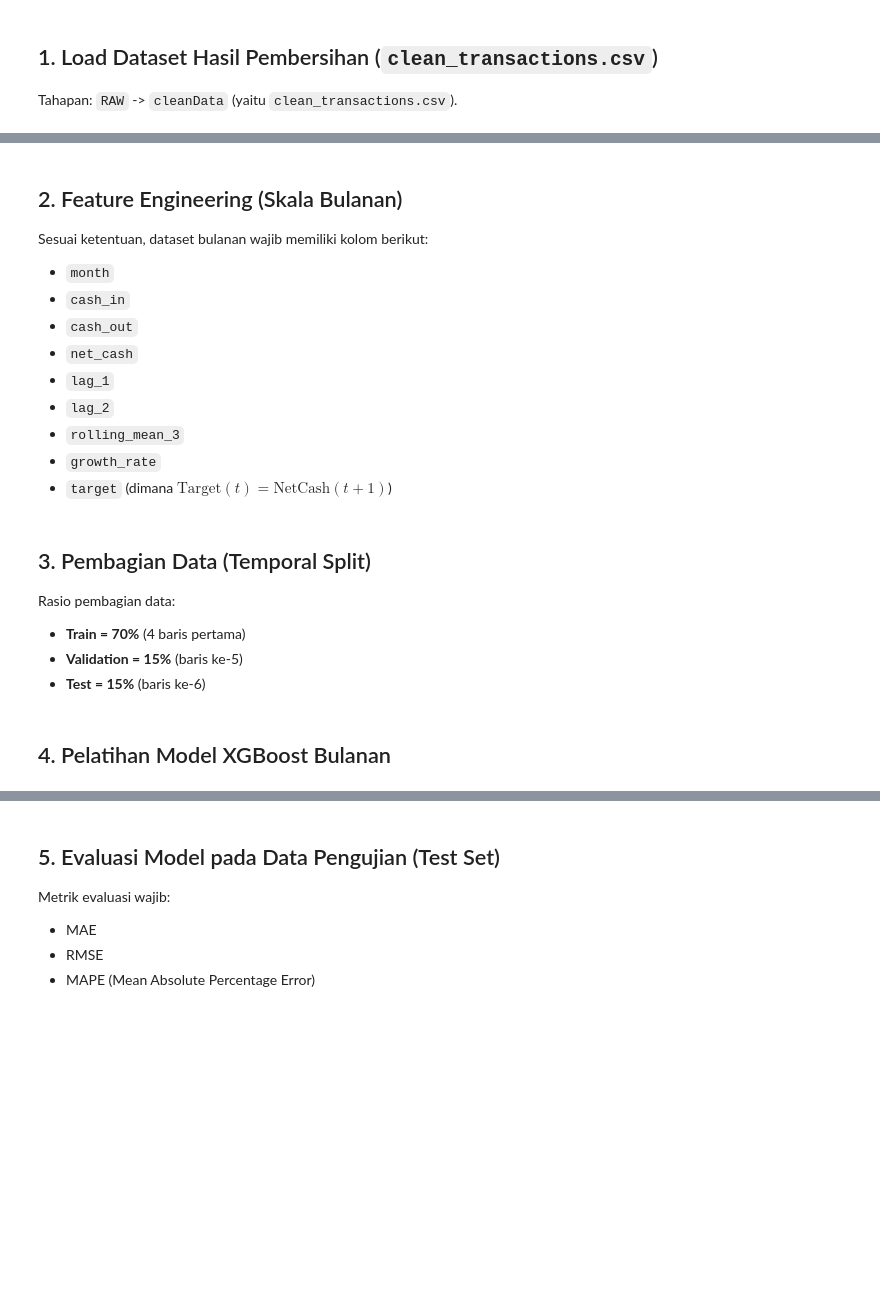
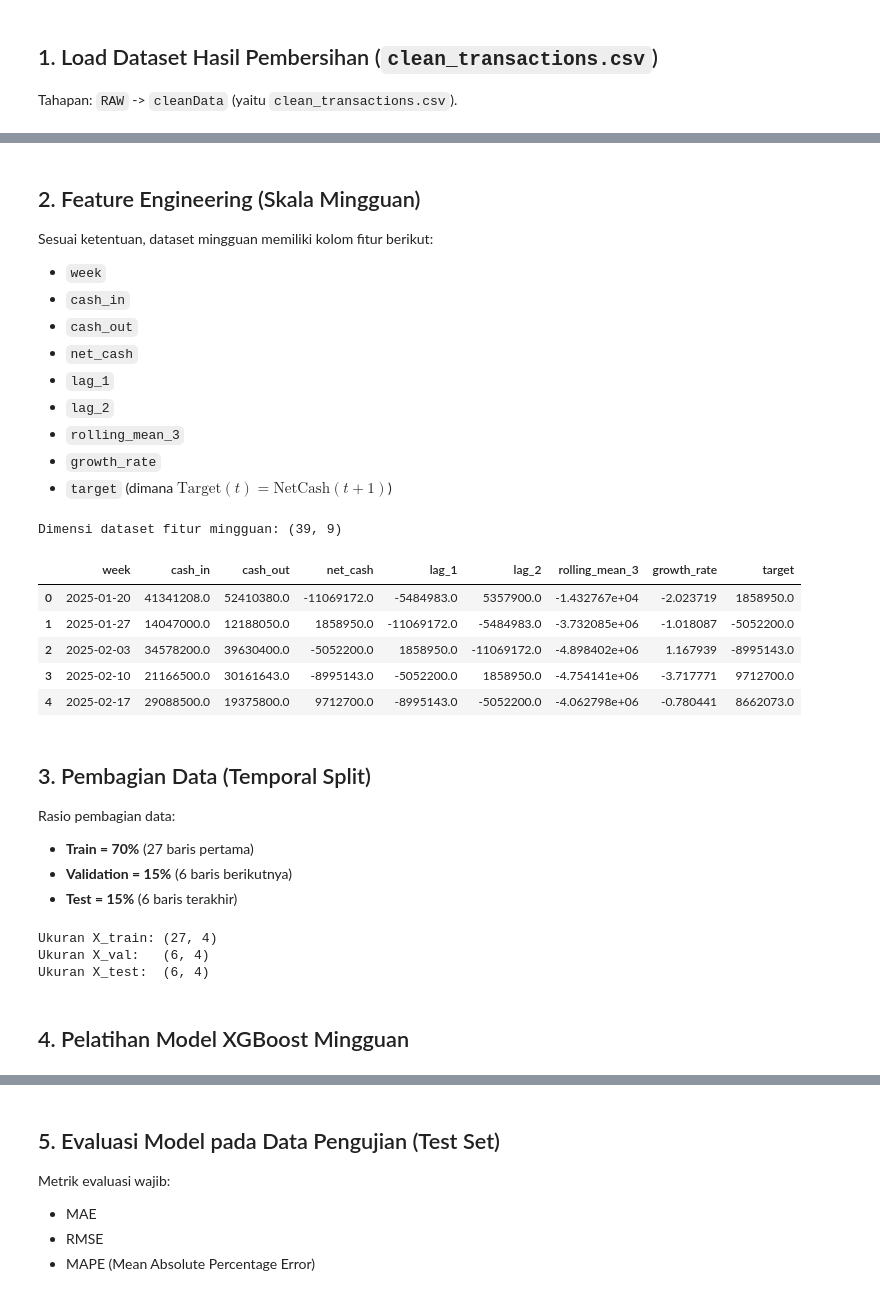
Before and after one commit to dickafchrlk/cashflow-prediction, a Jupyter notebook: notebooks/training.ipynb, the cells around one changed output, grey strips where cells are left out. Saved outputs shown, nothing was run; the diff lists cells and outputs as text; code cells hidden in the pictures; blank space fills up the shorter version.

```diff
--- a/notebooks/training.ipynb
+++ b/notebooks/training.ipynb
@@ -22,7 +30,7 @@ df.head()
 # %% [markdown]
-## 2. Feature Engineering (Skala Bulanan)
-Sesuai ketentuan, dataset bulanan wajib memiliki kolom berikut:
-* `month`
+## 2. Feature Engineering (Skala Mingguan)
+Sesuai ketentuan, dataset mingguan memiliki kolom fitur berikut:
+* `week`
 * `cash_in`
 * `cash_out`
 * `net_cash`
@@ -33,54 +41,62 @@ Sesuai ketentuan, dataset bulanan wajib memiliki kolom berikut:
 * `target` (dimana $\text{Target}(t) = \text{NetCash}(t+1)$)
 # %%
 df['TANGGAL'] = pd.to_datetime(df['TANGGAL'])
-df['month_period'] = df['TANGGAL'].dt.to_period('M')
+df['week_period'] = df['TANGGAL'].dt.to_period('W')
 
-# Agregasi bulanan
-monthly_df = df.groupby('month_period').agg({
+# Agregasi mingguan
+weekly_df = df.groupby('week_period').agg({
     'CASH_IN': 'sum',
     'CASH_OUT': 'sum'
 }).reset_index()
 
-monthly_df.rename(columns={
-    'month_period': 'month',
+weekly_df.rename(columns={
+    'week_period': 'week',
     'CASH_IN': 'cash_in',
     'CASH_OUT': 'cash_out'
 }, inplace=True)
 
 # Hitung net_cash
-monthly_df['net_cash'] = monthly_df['cash_in'] - monthly_df['cash_out']
-monthly_df = monthly_df.sort_values('month').reset_index(drop=True)
+weekly_df['net_cash'] = weekly_df['cash_in'] - weekly_df['cash_out']
+weekly_df = weekly_df.sort_values('week').reset_index(drop=True)
 
 # Lags
-monthly_df['lag_1'] = monthly_df['net_cash'].shift(1)
-monthly_df['lag_2'] = monthly_df['net_cash'].shift(2)
+weekly_df['lag_1'] = weekly_df['net_cash'].shift(1)
+weekly_df['lag_2'] = weekly_df['net_cash'].shift(2)
 
-# Rolling mean 3 periode dari lag
-monthly_df['rolling_mean_3'] = monthly_df['net_cash'].shift(1).rolling(window=3).mean()
+# Rolling mean 3 periode dari lag (t-1, t-2, t-3)
+weekly_df['rolling_mean_3'] = weekly_df['net_cash'].shift(1).rolling(window=3).mean()
 
 # Growth rate dari lag 2 ke lag 1
-monthly_df['growth_rate'] = (monthly_df['lag_1'] - monthly_df['lag_2']) / (monthly_df['lag_2'].abs() + 1e-5)
+weekly_df['growth_rate'] = (weekly_df['lag_1'] - weekly_df['lag_2']) / (weekly_df['lag_2'].abs() + 1e-5)
 
 # Target (NetCash t+1)
-monthly_df['target'] = monthly_df['net_cash'].shift(-1)
+weekly_df['target'] = weekly_df['net_cash'].shift(-1)
 
-# Ubah format month ke string
-monthly_df['month'] = monthly_df['month'].astype(str)
+# Ubah format week ke string menggunakan start_time
+weekly_df['week'] = weekly_df['week'].apply(lambda r: r.start_time.strftime('%Y-%m-%d'))
 
 # Drop NaN akibat lagging & target shifting
-features_df = monthly_df.dropna().reset_index(drop=True)
-print(f"Dimensi dataset fitur bulanan: {features_df.shape}")
-features_df
+features_df = weekly_df.dropna().reset_index(drop=True)
+print(f"Dimensi dataset fitur mingguan: {features_df.shape}")
+features_df.head()
+# %% [output]
+Dimensi dataset fitur mingguan: (39, 9)
+|  | week | cash_in | cash_out | net_cash | lag_1 | lag_2 | rolling_mean_3 | growth_rate | target |
+| 0 | 2025-01-20 | 41341208.0 | 52410380.0 | -11069172.0 | -5484983.0 | 5357900.0 | -1.432767e+04 | -2.023719 | 1858950.0 |
+| 1 | 2025-01-27 | 14047000.0 | 12188050.0 | 1858950.0 | -11069172.0 | -5484983.0 | -3.732085e+06 | -1.018087 | -5052200.0 |
+| 2 | 2025-02-03 | 34578200.0 | 39630400.0 | -5052200.0 | 1858950.0 | -11069172.0 | -4.898402e+06 | 1.167939 | -8995143.0 |
+| 3 | 2025-02-10 | 21166500.0 | 30161643.0 | -8995143.0 | -5052200.0 | 1858950.0 | -4.754141e+06 | -3.717771 | 9712700.0 |
+| 4 | 2025-02-17 | 29088500.0 | 19375800.0 | 9712700.0 | -8995143.0 | -5052200.0 | -4.062798e+06 | -0.780441 | 8662073.0 |
 # %% [markdown]
 ## 3. Pembagian Data (Temporal Split)
 Rasio pembagian data:
-* **Train = 70%** (4 baris pertama)
-* **Validation = 15%** (baris ke-5)
-* **Test = 15%** (baris ke-6)
+* **Train = 70%** (27 baris pertama)
+* **Validation = 15%** (6 baris berikutnya)
+* **Test = 15%** (6 baris terakhir)
 # %%
-train_df = features_df.iloc[:4].reset_index(drop=True)
-val_df = features_df.iloc[4:5].reset_index(drop=True)
-test_df = features_df.iloc[5:].reset_index(drop=True)
+train_df = features_df.iloc[:27].reset_index(drop=True)
+val_df = features_df.iloc[27:33].reset_index(drop=True)
+test_df = features_df.iloc[33:].reset_index(drop=True)
 
 feature_cols = ['lag_1', 'lag_2', 'rolling_mean_3', 'growth_rate']
 target_col = 'target'
@@ -92,8 +108,12 @@ X_test, y_test = test_df[feature_cols], test_df[target_col]
 print(f"Ukuran X_train: {X_train.shape}")
 print(f"Ukuran X_val:   {X_val.shape}")
 print(f"Ukuran X_test:  {X_test.shape}")
+# %% [output]
+Ukuran X_train: (27, 4)
+Ukuran X_val:   (6, 4)
+Ukuran X_test:  (6, 4)
 # %% [markdown]
-## 4. Pelatihan Model XGBoost Bulanan
+## 4. Pelatihan Model XGBoost Mingguan
 # %%
 model = XGBRegressor(
     n_estimators=15,
```
Also changed, not shown: parts of 6 cells of this notebook, 26 other files.
